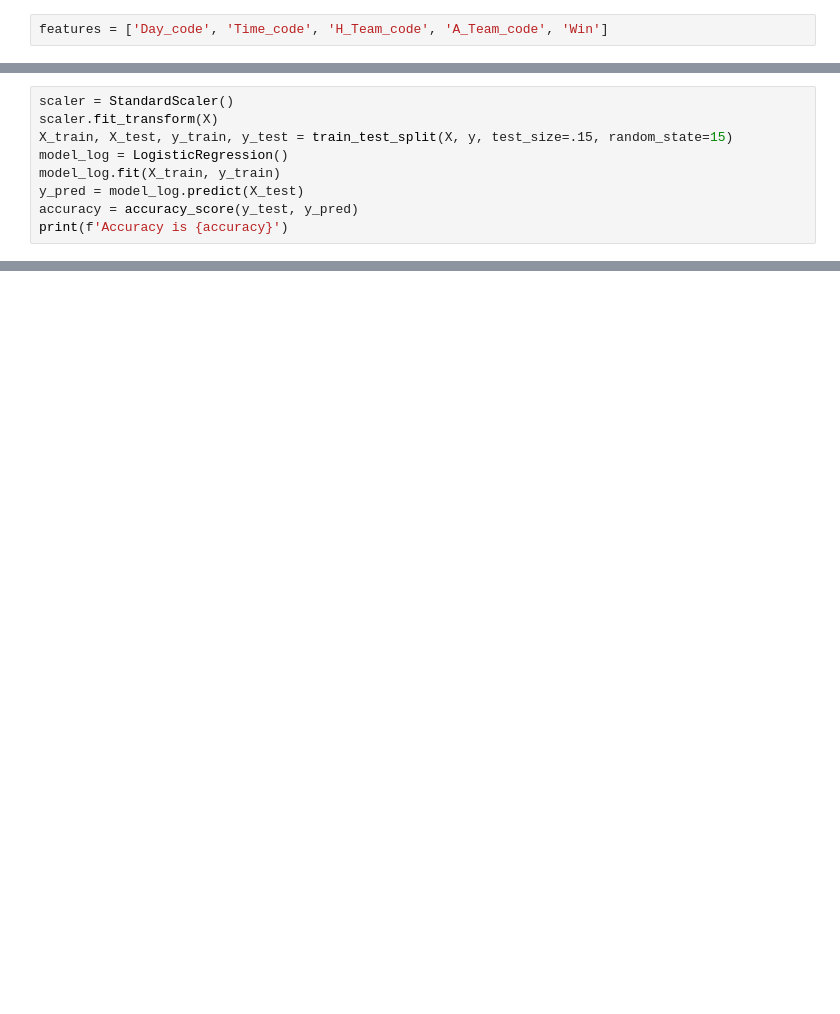
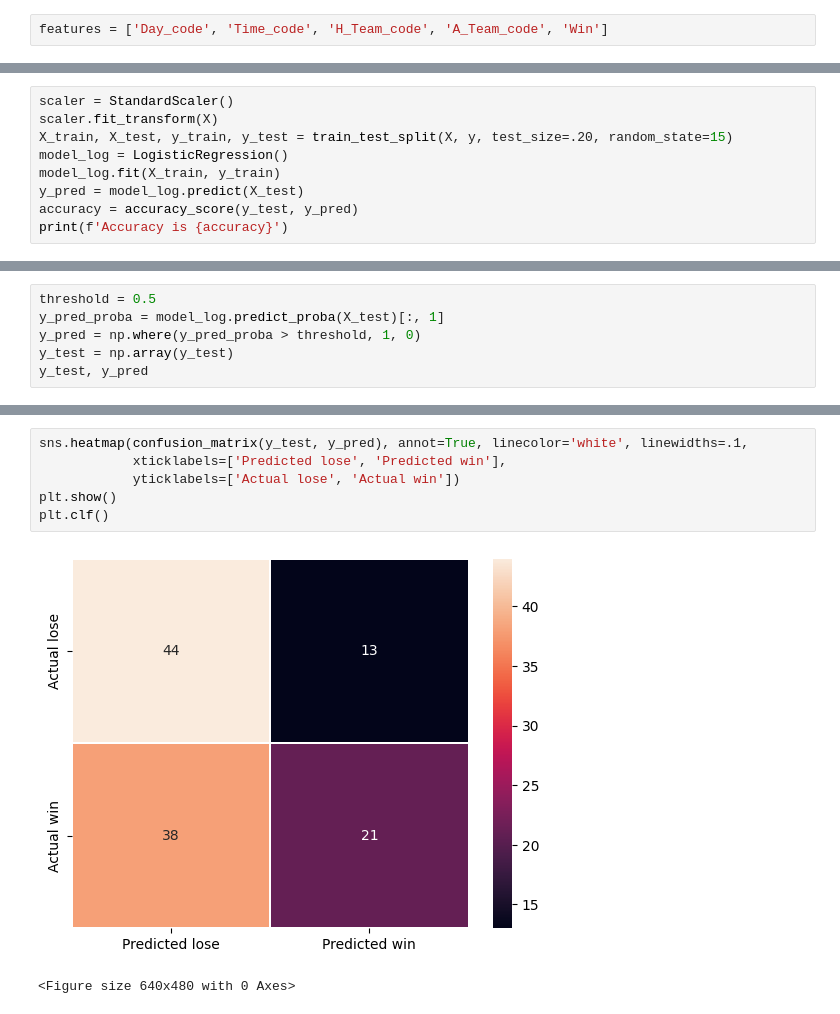
Before and after one commit to LiZoMark841619/Balazs1982, a Jupyter notebook: soccer/model.ipynb, the cells around one changed output, grey strips where cells are left out. Saved outputs shown, nothing was run; the diff lists cells and outputs as text; blank space fills up the shorter version.

```diff
--- a/soccer/model.ipynb
+++ b/soccer/model.ipynb
@@ -162,7 +265,7 @@ Name: Win, Length: 323, dtype: int32
 # %%
 scaler = StandardScaler()
 scaler.fit_transform(X)
-X_train, X_test, y_train, y_test = train_test_split(X, y, test_size=.15, random_state=15)
+X_train, X_test, y_train, y_test = train_test_split(X, y, test_size=.20, random_state=15)
 model_log = LogisticRegression()
 model_log.fit(X_train, y_train)
 y_pred = model_log.predict(X_test)
@@ -172,0 +276,6 @@ Accuracy is 0.47368421052631576
+# %%
+threshold = 0.5
+y_pred_proba = model_log.predict_proba(X_test)[:, 1]
+y_pred = np.where(y_pred_proba > threshold, 1, 0)
+y_test = np.array(y_test)
+y_test, y_pred
@@ -173 +319,10 @@ Accuracy is 0.47368421052631576
+# %%
+sns.heatmap(confusion_matrix(y_test, y_pred), annot=True, linecolor='white', linewidths=.1,
+            xticklabels=['Predicted lose', 'Predicted win'],
+            yticklabels=['Actual lose', 'Actual win'])
+plt.show()
+plt.clf()
+# %% [output]
+[figure, added]
+<Figure size 640x480 with 0 Axes>
 # %%
```
Also changed, not shown: parts of 30 cells of this notebook.
